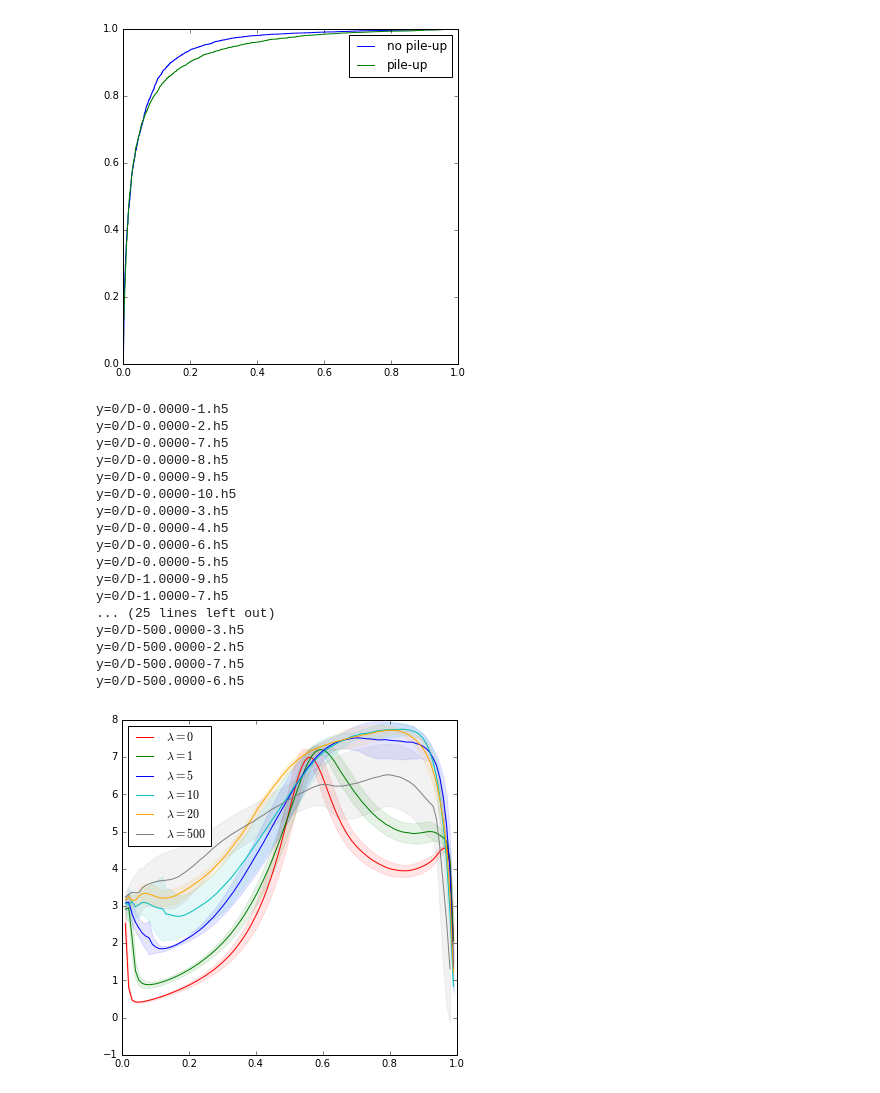
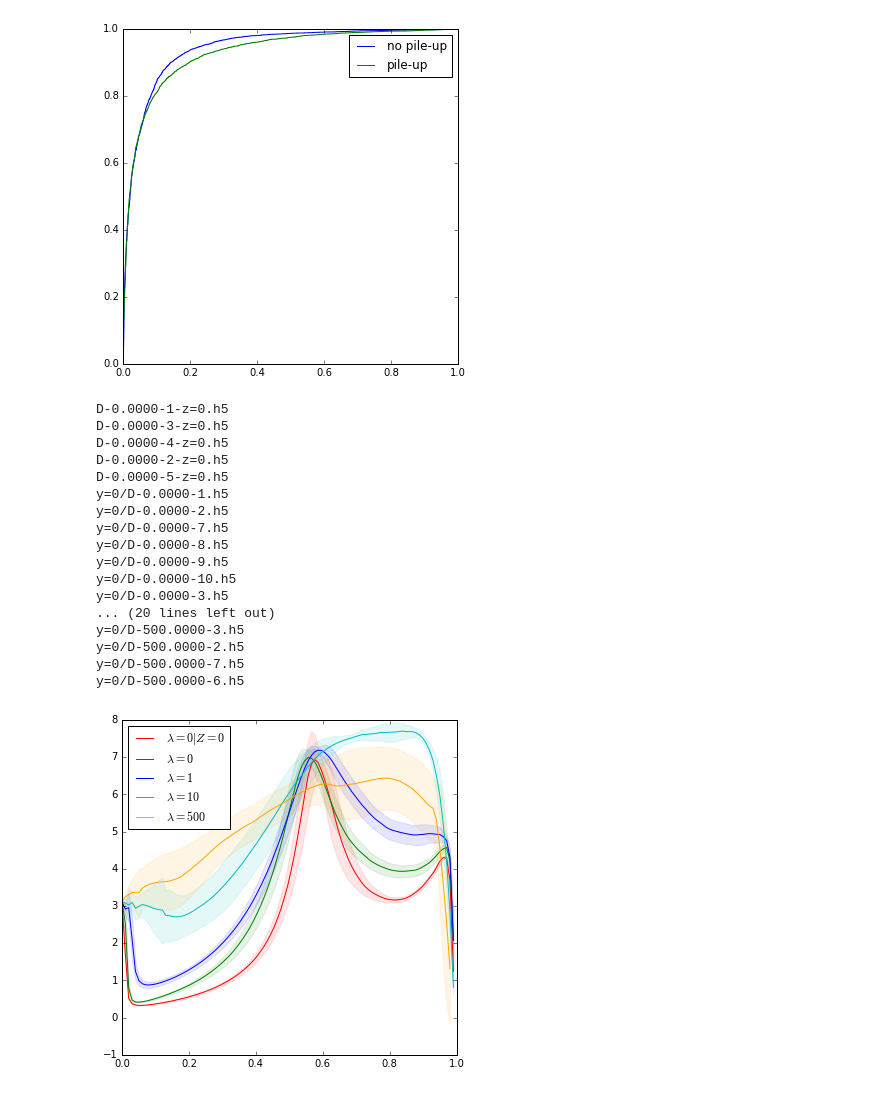
Before and after one commit to glouppe/paper-learning-to-pivot, a Jupyter notebook: code/Hepjets.ipynb, the cells around one changed output. Cells and saved outputs as stored; diff of their text form; code cells hidden in the pictures.

Commit message:
update ams plot (text to be updated later)

```diff
--- a/code/Hepjets.ipynb
+++ b/code/Hepjets.ipynb
@@ -306,5 +308,5 @@ roc_auc_score(y_test, D.predict(X_test)), roc_auc_score(y_test[z_test[:, 0]==1],
 # %%
-D.load_weights("D-0.0000-1.h5")
+D.load_weights("D-0.0000-1-z=0.h5")
 # %%
 y_pred_adv = D.predict(X_test)
 # %%
@@ -386,43 +388,57 @@ import glob
 indices = np.random.permutation(len(X))
 indices = indices[:5000000]
 
-for lam, c in zip([0.0, 1.0, 5.0, 10, 20., 500.], ["r", "g", "b", "c", "orange", "grey", "k", "y"]):
+for lam, c in zip([0.0], ["r"]):
+    ams = []
+
+    for f in glob.glob("D-%.4f-*.h5" % lam):
+        print(f)
+        D.load_weights(f)
+        cuts, a = plot_AMS1(D.predict(X[indices]), y[indices], z[indices, 1], f)
+        ams.append(a)
+
+    mu = np.mean(ams, axis=0)
+    std = np.std(ams, axis=0)
+    plt.plot(cuts, mu, label=r"$\lambda=%d|Z=0$" % lam, c=c)
+    plt.fill_between(cuts, mu+std, mu-std, color=c, alpha=0.1)
+
+for lam, c in zip([0.0, 1.0, 10, 500.], ["g", "b", "c", "orange", "y", "grey", "k"]):
     ams = []
 
     for f in glob.glob("y=0/D-%.4f-*.h5" % lam):
         print(f)
         D.load_weights(f)
         cuts, a = plot_AMS1(D.predict(X[indices]), y[indices], z[indices, 1], f)
         ams.append(a)
 
 #     mu = np.max(ams, axis=0)
 #     plt.plot(cuts, mu, label=r"$\lambda=%.2f$" % lam, c=c)
 
     mu = np.mean(ams, axis=0)
     std = np.std(ams, axis=0)
     plt.plot(cuts, mu, label=r"$\lambda=%d$" % lam, c=c)
     plt.fill_between(cuts, mu+std, mu-std, color=c, alpha=0.1)
 
 plt.legend(loc="best")
 plt.savefig("ams.pdf")
 # plt.grid()
 plt.show()
 # %% [output]
+D-0.0000-1-z=0.h5
+D-0.0000-3-z=0.h5
+D-0.0000-4-z=0.h5
+D-0.0000-2-z=0.h5
+D-0.0000-5-z=0.h5
 y=0/D-0.0000-1.h5
 y=0/D-0.0000-2.h5
 y=0/D-0.0000-7.h5
 y=0/D-0.0000-8.h5
 y=0/D-0.0000-9.h5
 y=0/D-0.0000-10.h5
 y=0/D-0.0000-3.h5
-y=0/D-0.0000-4.h5
-y=0/D-0.0000-6.h5
-y=0/D-0.0000-5.h5
-y=0/D-1.0000-9.h5
-y=0/D-1.0000-7.h5
-... (25 lines left out)
+... (20 lines left out)
 y=0/D-500.0000-3.h5
 y=0/D-500.0000-2.h5
 y=0/D-500.0000-7.h5
 y=0/D-500.0000-6.h5
-[figure, old version]
+[figure, new version]
```
Also changed, not shown: parts of 3 cells of this notebook, 2 other files.
